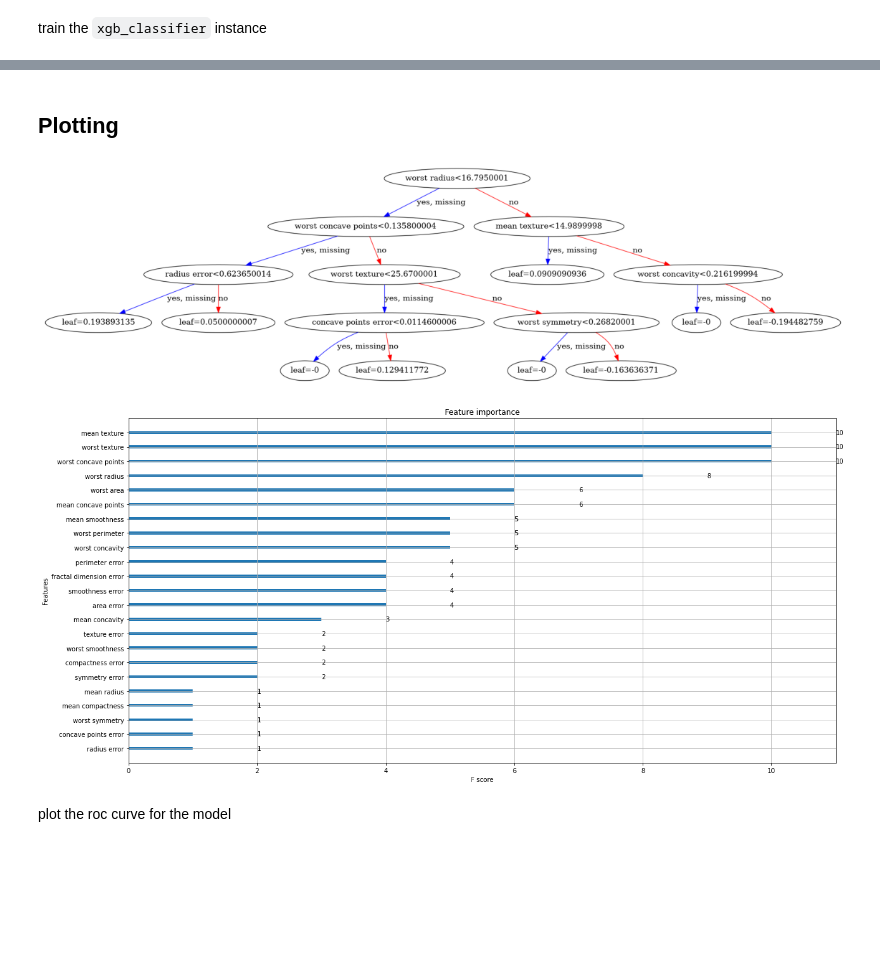
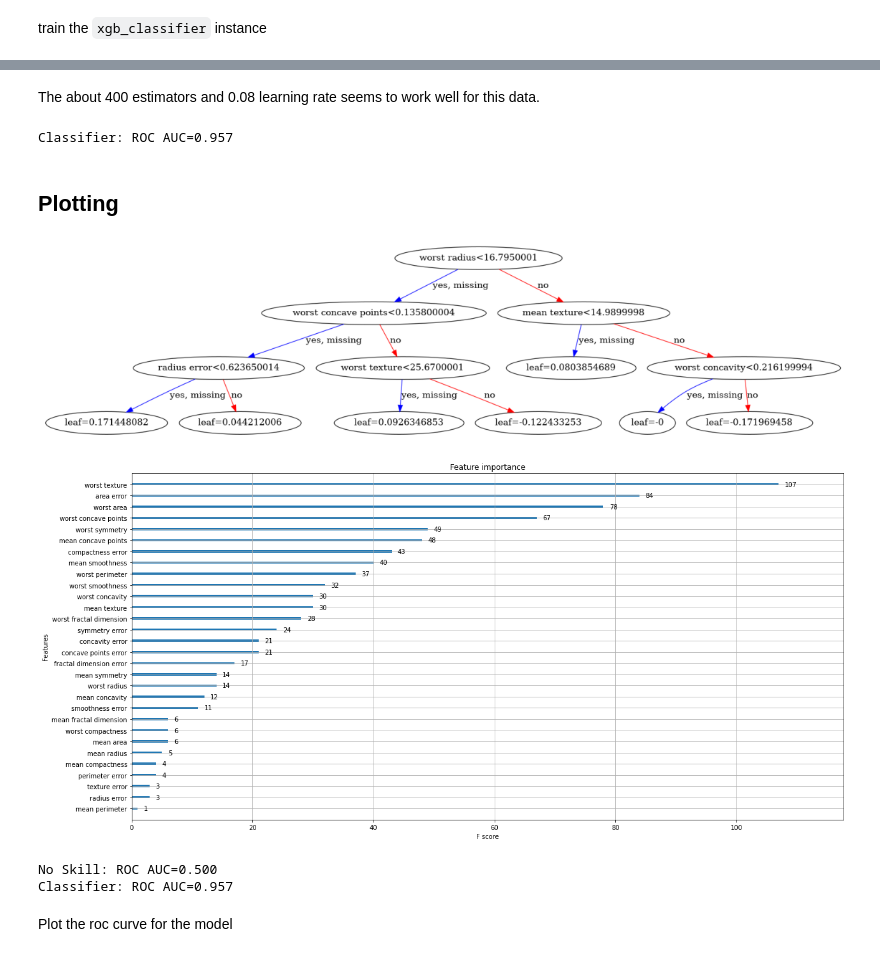
Before and after one commit to ccontrer/20-08Covid19Physiology, a Jupyter notebook: python/XGBoost tutorial.ipynb, the cells around one changed output, grey strips where cells are left out. Drawn from its saved outputs; the diff is of its cells as text; code cells hidden in the pictures; blank space fills up the shorter version.

```diff
--- a/python/XGBoost tutorial.ipynb
+++ b/python/XGBoost tutorial.ipynb
@@ -109,5 +119,5 @@ xgb_classifier = xgb.XGBClassifier(n_estimators=10, max_depth=5, learning_rate=0
 # %% [markdown]
 train the `xgb_classifier` instance
 # %%
-xgb_classifier.fit(X_train, y_train)
+xgb_classifier.fit(X_train, y_train, eval_metric='logloss')
 # %% [output]
@@ -157,0 +160,6 @@ Classifier: ROC AUC=0.969
+# %%
+xgb_classifier = xgb.XGBClassifier(objective='binary:logistic',
+                                   booster='gbtree',
+                                   use_label_encoder=False)
+params = {'n_estimators': [10, 50, 100],
+          'learning_rate': [0.01, 0.05, 0.1]}
@@ -157,0 +170,8 @@ Classifier: ROC AUC=0.969
+# %%
+n_folds = 4
+cv_classifier = GridSearchCV(xgb_classifier,
+                             param_grid=params,
+                             scoring='roc_auc', # 'f1' is another choice
+                             cv=n_folds,
+                             verbose=3)
+cv_classifier.fit(X_train, y_train, eval_metric='logloss')
@@ -157,0 +267,18 @@ Classifier: ROC AUC=0.969
+# %%
+xgb_classifier = xgb.XGBClassifier(objective='binary:logistic',
+                                   booster='gbtree',
+                                   use_label_encoder=False)
+params = {'n_estimators': stats.randint(100, 500),
+              'learning_rate': stats.uniform(0.01, 0.1),
+              'max_depth': [3, 4, 5, 6, 7, 8, 9, 10, 11, 12, 13]}
+n_folds = 4
+cv_classifier = RandomizedSearchCV(xgb_classifier,
+                             param_distributions=params,
+                             cv=n_folds,
+                             n_iter = 40, #should be larger or equal to using grid search
+                             scoring = 'roc_auc',
+                             verbose=3) #use 1 to turn off verbose
+cv_classifier.fit(X_train, y_train, eval_metric='logloss')
+classifier=cv_classifier.best_estimator_
+print('Best parameters:', cv_classifier.best_params_)
+print('Score:', cv_classifier.best_score_)
@@ -158,2 +315,10 @@ Classifier: ROC AUC=0.969
+# %% [markdown]
+The about 400 estimators and 0.08 learning rate seems to work well for this data.
+# %%
+y_pred = classifier.predict(X_test)
+cl_auc = roc_auc_score(y_test, y_pred)
+print('Classifier: ROC AUC=%.3f' % (cl_auc))
+# %% [output]
+Classifier: ROC AUC=0.957
 # %% [markdown]
 ## Plotting
@@ -160,16 +329,16 @@ Classifier: ROC AUC=0.969
 # %%
-xgb.plot_tree(xgb_classifier, num_trees=0, fontsize=10)
+xgb.plot_tree(classifier, num_trees=0, fontsize=10)
 fig = plt.gcf()
 fig.set_size_inches(20, 10)
 plt.show()
 # %% [output]
-[figure, old version]
+[figure, new version]
 # %%
-xgb.plot_importance(xgb_classifier)
+xgb.plot_importance(classifier)
 fig = plt.gcf()
 fig.set_size_inches(20, 10)
 plt.show()
 # %% [output]
-[figure, old version]
+[figure, new version]
 # %%
 from sklearn.metrics import roc_curve
@@ -179,3 +345,15 @@ cl_fpr, cl_tpr, _ = roc_curve(y_test, y_pred)
+# %%
+# No skill classifier for comparisson
+ns_pred = [0 for _ in range(len(y_test))]
+ns_auc = roc_auc_score(y_test, ns_pred)
+# Actual classifier
+y_pred = classifier.predict(X_test)
+cl_auc = roc_auc_score(y_test, y_pred)
+print('No Skill: ROC AUC=%.3f' % (ns_auc))
+print('Classifier: ROC AUC=%.3f' % (cl_auc))
+# %% [output]
+No Skill: ROC AUC=0.500
+Classifier: ROC AUC=0.957
 # %% [markdown]
-plot the roc curve for the model
+Plot the roc curve for the model
 # %%
```
Also changed, not shown: parts of 45 cells of this notebook, 2 other files.
